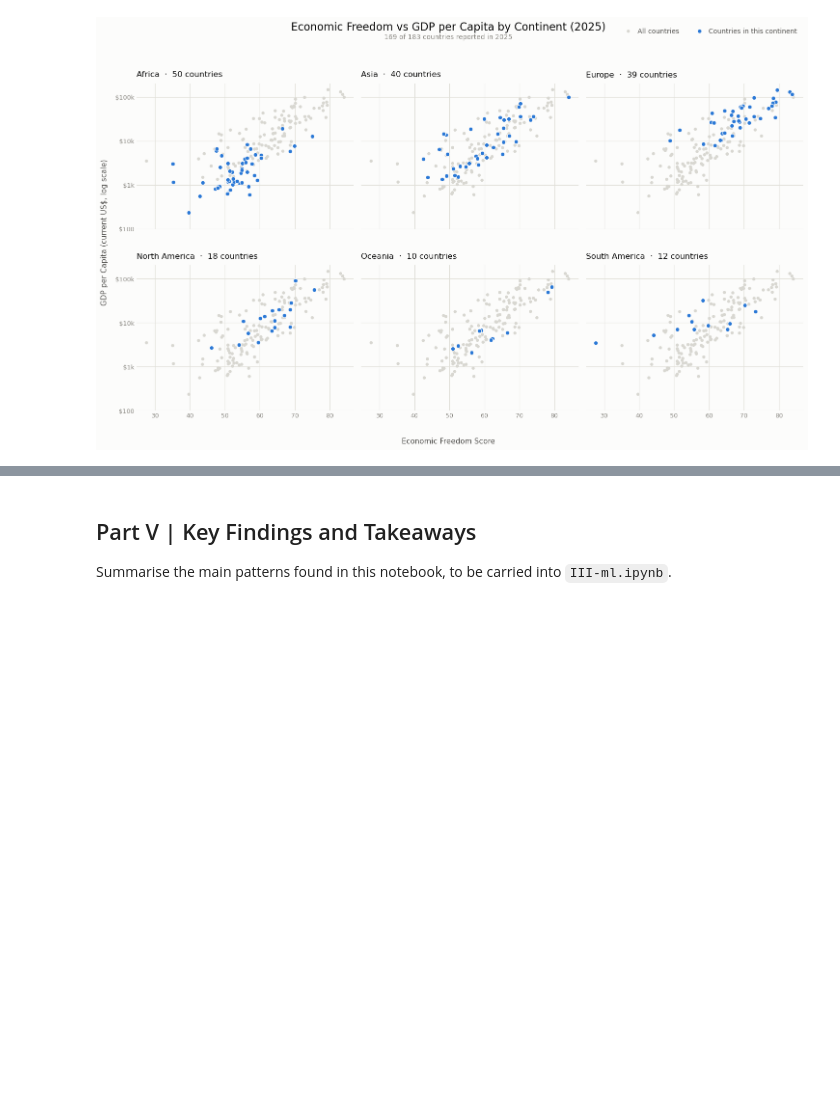
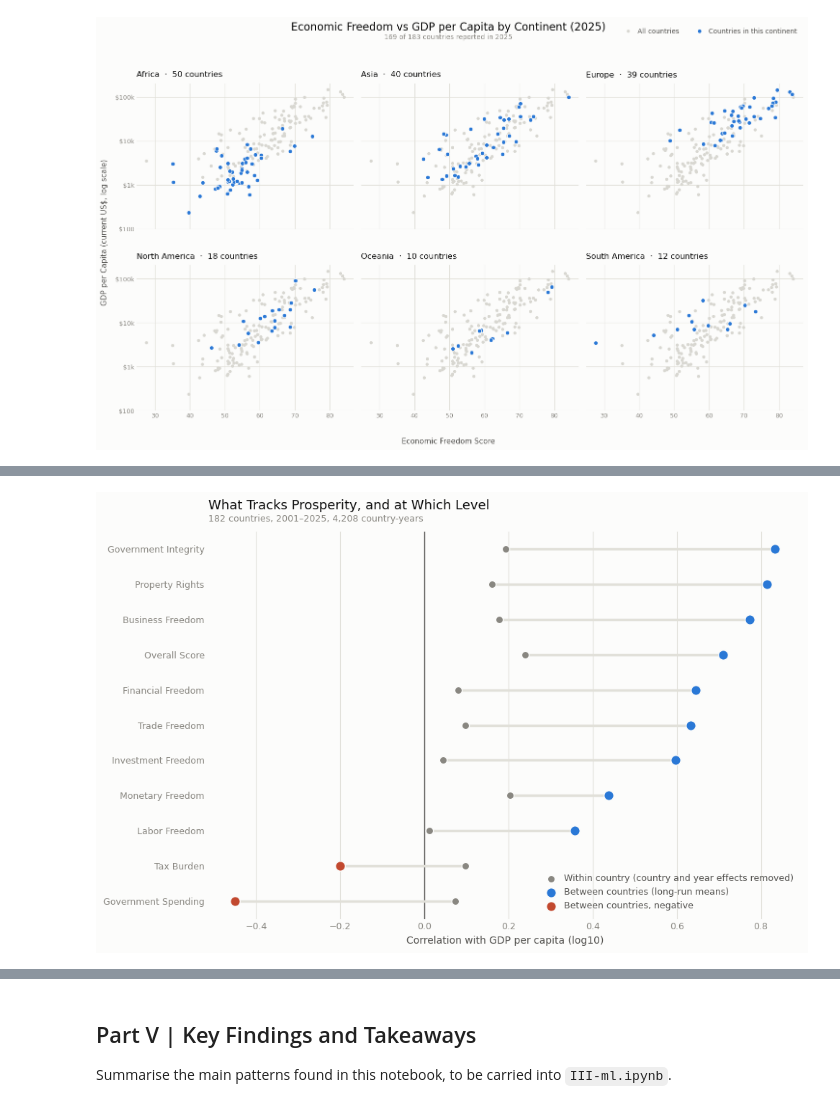
Before and after one commit to ValentimPiazera/wb-economic-freedom, a Jupyter notebook: notebooks/II-analysis.ipynb, the cells around one changed output, grey strips where cells are left out. Cells and saved outputs as stored; diff of their text form; code cells hidden in the pictures; blank space fills up the shorter version.

```diff
--- a/notebooks/II-analysis.ipynb
+++ b/notebooks/II-analysis.ipynb
@@ -220,0 +228,17 @@ Quantify how strongly economic freedom sub-components correlate with development
+# %%
+# Logs rather than levels: the pooled correlation with GDP per capita is
+# 0.63 in levels against 0.68 in logs, and the continent panels in Part III
+# already plot it on a log axis.
+log_gdp_col = "GDP per capita (log10, current US$)"
+life_col = "Life expectancy at birth, total (years)"
+
+df[log_gdp_col] = utils.log10_column(df[gdp_col])
+
+# The Overall Score alongside the components it is built from, so the chart
+# shows whether the aggregate beats its own parts.
+components = [freedom_col, *cleaning.FREEDOM_COMPONENTS]
+# %%
+decomposition = utils.correlation_decomposition(
+    df, components, log_gdp_col
+)
+decomposition
@@ -220,0 +259,10 @@ Quantify how strongly economic freedom sub-components correlate with development
+# %%
+fig = viz.plot_correlation_decomposition(
+    decomposition,
+    title="What Tracks Prosperity, and at Which Level",
+    xlabel="Correlation with GDP per capita (log10)",
+    subtitle=utils.panel_note(df, [freedom_col, log_gdp_col]),
+)
+plt.show()
+# %% [output]
+[figure, added]
```
Also changed, not shown: parts of 14 cells of this notebook, 5 other files.
